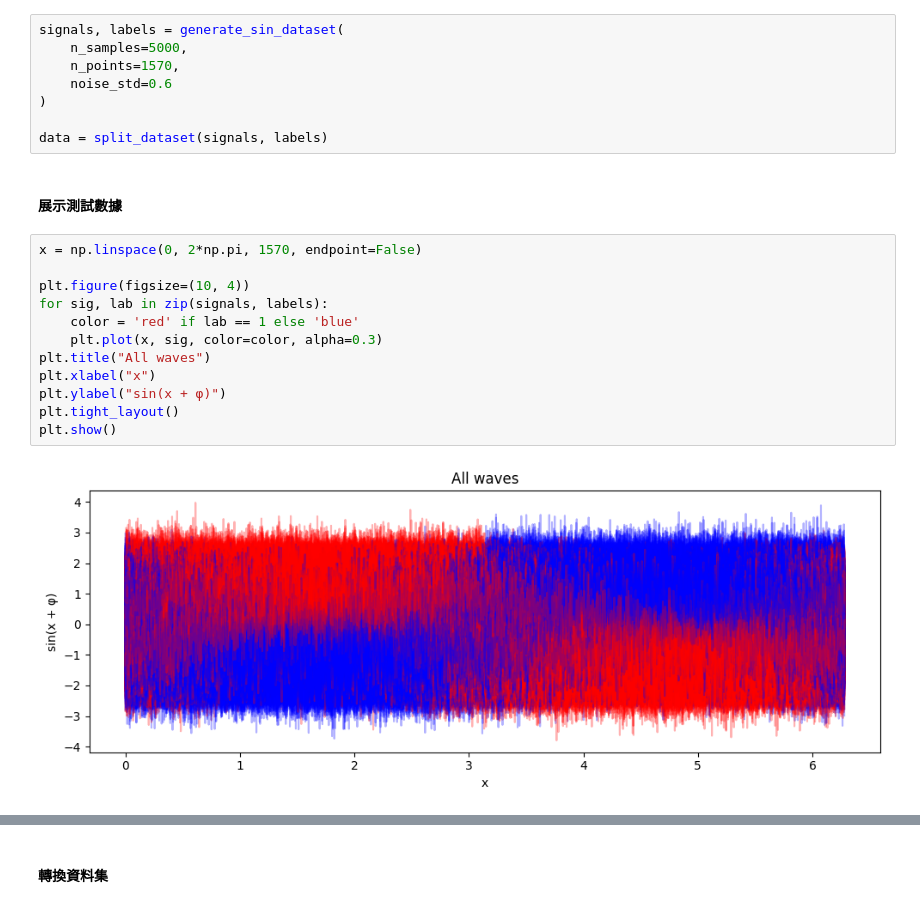
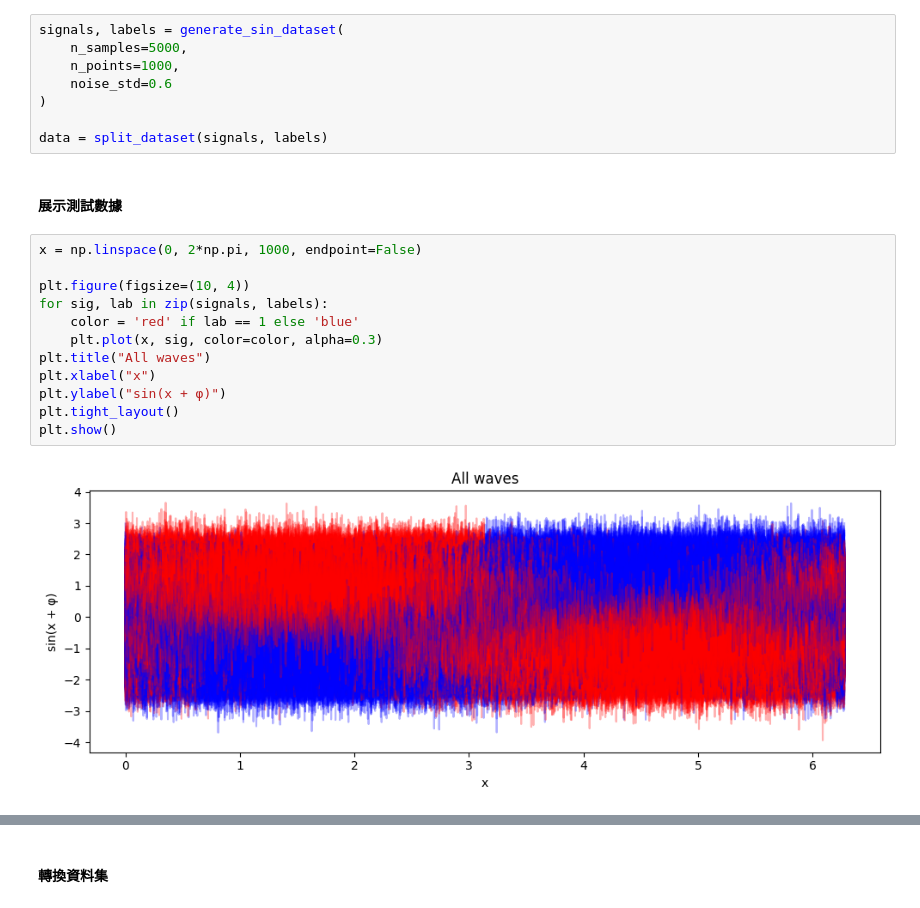
Before and after one commit to samliu1017/2025_machine-learning_final-project, a Jupyter notebook: noise=0.6.ipynb, the cells around one changed output, grey strips where cells are left out. Drawn from its saved outputs; the diff is of its cells as text.

```diff
--- a/noise=0.6.ipynb
+++ b/noise=0.6.ipynb
@@ -50,7 +50,7 @@ def split_dataset(signals, labels, train_ratio=0.8, val_ratio=0.1):
 # %%
 signals, labels = generate_sin_dataset(
     n_samples=5000,
-    n_points=1570,
+    n_points=1000,
     noise_std=0.6
 )
 
@@ -58,19 +58,19 @@ data = split_dataset(signals, labels)
 # %% [markdown]
 #### 展示測試數據
 # %%
-x = np.linspace(0, 2*np.pi, 1570, endpoint=False)
+x = np.linspace(0, 2*np.pi, 1000, endpoint=False)
 
 plt.figure(figsize=(10, 4))
 for sig, lab in zip(signals, labels):
     color = 'red' if lab == 1 else 'blue'
     plt.plot(x, sig, color=color, alpha=0.3)
 plt.title("All waves")
 plt.xlabel("x")
 plt.ylabel("sin(x + φ)")
 plt.tight_layout()
 plt.show()
 # %% [output]
-[figure, old version]
+[figure, new version]
 # %%
 sig = signals[0]
 lab = labels[0]
```
Also changed, not shown: parts of 8 cells of this notebook, 2 other files.
